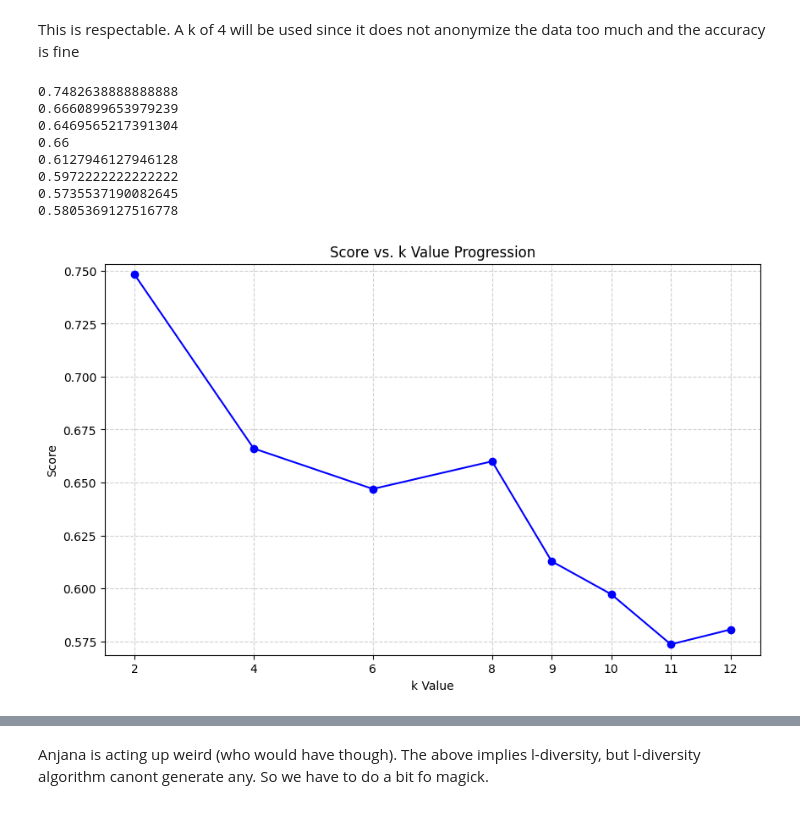
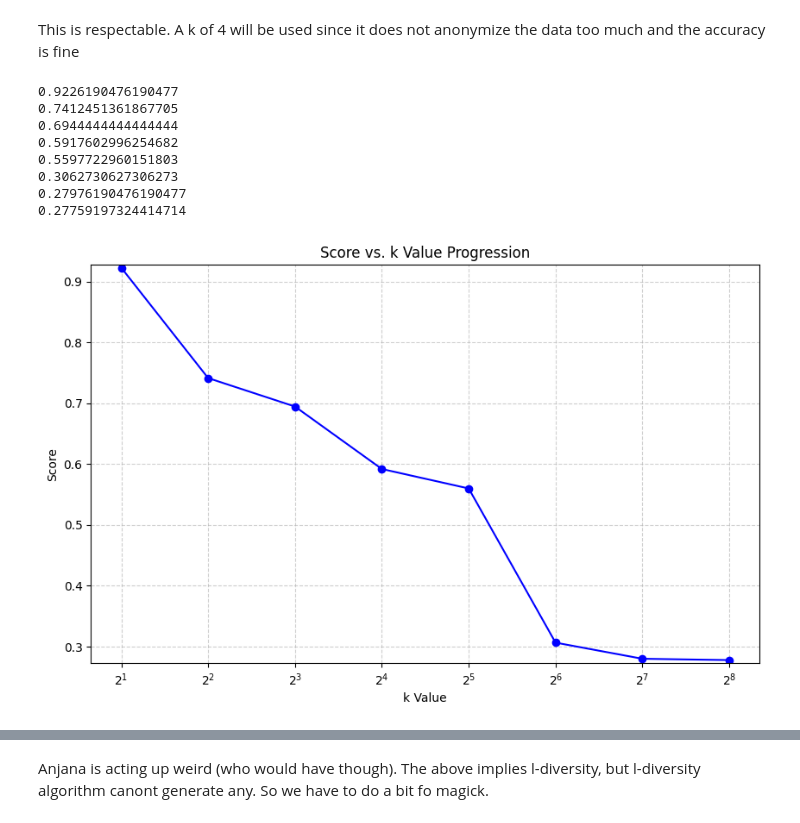
Before and after one commit to Zak9O/Masking-Effects-on-XAI-Techniques, a Jupyter notebook: notebooks/Cervical Cancer.ipynb, the cells around one changed output, grey strips where cells are left out. Saved outputs shown, nothing was run; the diff lists cells and outputs as text; code cells hidden in the pictures.

```diff
--- a/notebooks/Cervical Cancer.ipynb
+++ b/notebooks/Cervical Cancer.ipynb
@@ -567,7 +560,7 @@ Anonymizing for k=256
 Done anonymizing
 # %%
 clf = MLPClassifier()
-models, scores = finding_k.train_models(anon_data, "disease", hierarchies_path, clf)
+models, scores = finding_k.train_models(anon_datas, "disease", hierarchies_path, clf)
 
 finding_k.plot_k_vs_score(scores, False)
 # %% [output]
@@ -584,19 +577,19 @@ finding_k.plot_k_vs_score(scores, False)
 This is respectable. A k of 4 will be used since it does not anonymize the data too much and the accuracy is fine
 # %%
 clf = RandomForestClassifier()
-models, scores = finding_k.train_models(anon_data, "disease", hierarchies_path, clf)
+models, scores = finding_k.train_models(anon_datas, "disease", hierarchies_path, clf)
 
-finding_k.plot_k_vs_score(scores, k_list, False)
+finding_k.plot_k_vs_score(scores)
 # %% [output]
-0.7482638888888888
-0.6660899653979239
-0.6469565217391304
-0.66
-0.6127946127946128
-0.5972222222222222
-0.5735537190082645
-0.5805369127516778
+0.9226190476190477
+0.7412451361867705
+0.6944444444444444
+0.5917602996254682
+0.5597722960151803
+0.3062730627306273
+0.27976190476190477
+0.27759197324414714
-[figure, old version]
+[figure, new version]
 # %%
 clf = KNeighborsClassifier(n_neighbors=5)
 models, scores = finding_k.train_models(anon_data, "disease", hierarchies_path, clf)
```
Also changed, not shown: parts of 10 cells of this notebook.
